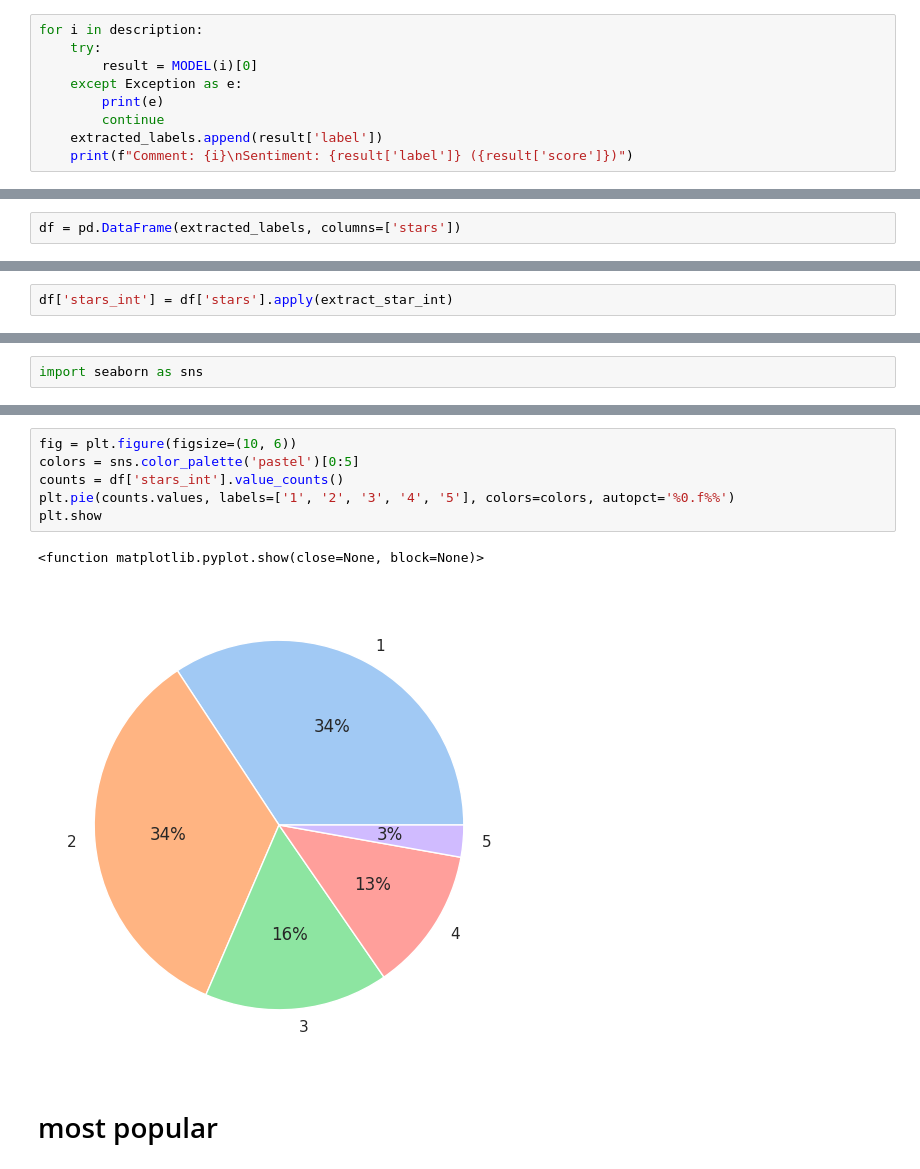
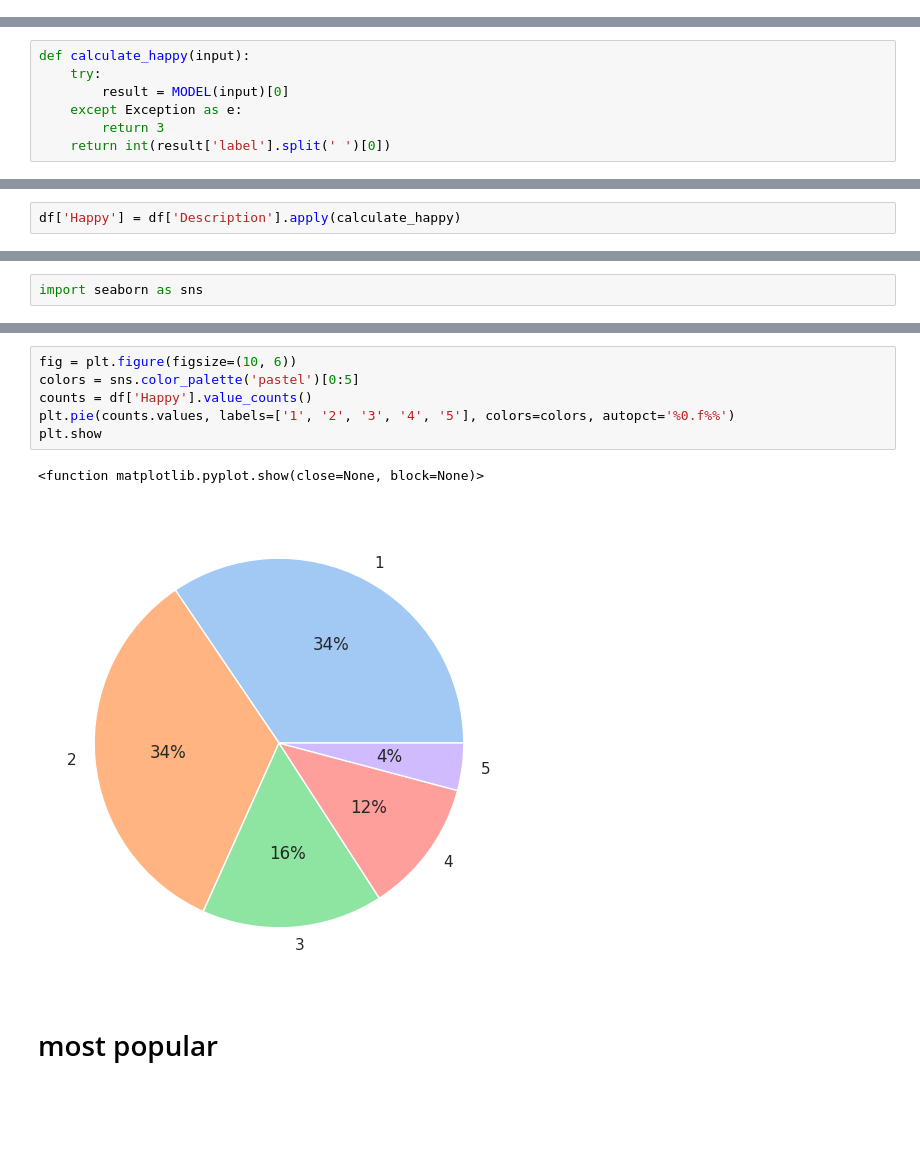
Before and after one commit to modernpacifist/komsomolsk-on-amur-comment-analysis, a Jupyter notebook: KomsomolskOnAmurCommentAnalysis.ipynb, the cells around one changed output, grey strips where cells are left out. Drawn from its saved outputs; the diff is of its cells as text; blank space fills up the shorter version.

```diff
--- a/KomsomolskOnAmurCommentAnalysis.ipynb
+++ b/KomsomolskOnAmurCommentAnalysis.ipynb
@@ -97,9 +82,0 @@ extracted_labels = []
-# %%
-for i in description:
-    try:
-        result = MODEL(i)[0]
-    except Exception as e:
-        print(e)
-        continue
-    extracted_labels.append(result['label'])
-    print(f"Comment: {i}\nSentiment: {result['label']} ({result['score']})")
@@ -142,2 +82,0 @@ Sentiment: 3 stars (0.3164781928062439)
-# %%
-df = pd.DataFrame(extracted_labels, columns=['stars'])
@@ -146,0 +83,7 @@ def extract_star_int(star_str):
+# %%
+def calculate_happy(input):
+    try:
+        result = MODEL(input)[0]
+    except Exception as e:
+        return 3
+    return int(result['label'].split(' ')[0])
@@ -147,2 +94,2 @@ def extract_star_int(star_str):
 # %%
-df['stars_int'] = df['stars'].apply(extract_star_int)
+df['Happy'] = df['Description'].apply(calculate_happy)
@@ -156,12 +113,12 @@ sns.countplot(x='stars_int', data=df)
 # %%
 fig = plt.figure(figsize=(10, 6))
 colors = sns.color_palette('pastel')[0:5]
-counts = df['stars_int'].value_counts()
+counts = df['Happy'].value_counts()
 plt.pie(counts.values, labels=['1', '2', '3', '4', '5'], colors=colors, autopct='%0.f%%')
 plt.show
 # %% [output]
 <function matplotlib.pyplot.show(close=None, block=None)>
-[figure, old version]
+[figure, new version]
 # %% [markdown]
 # most popular
 # %%
```
Also changed, not shown: parts of 12 cells of this notebook.
